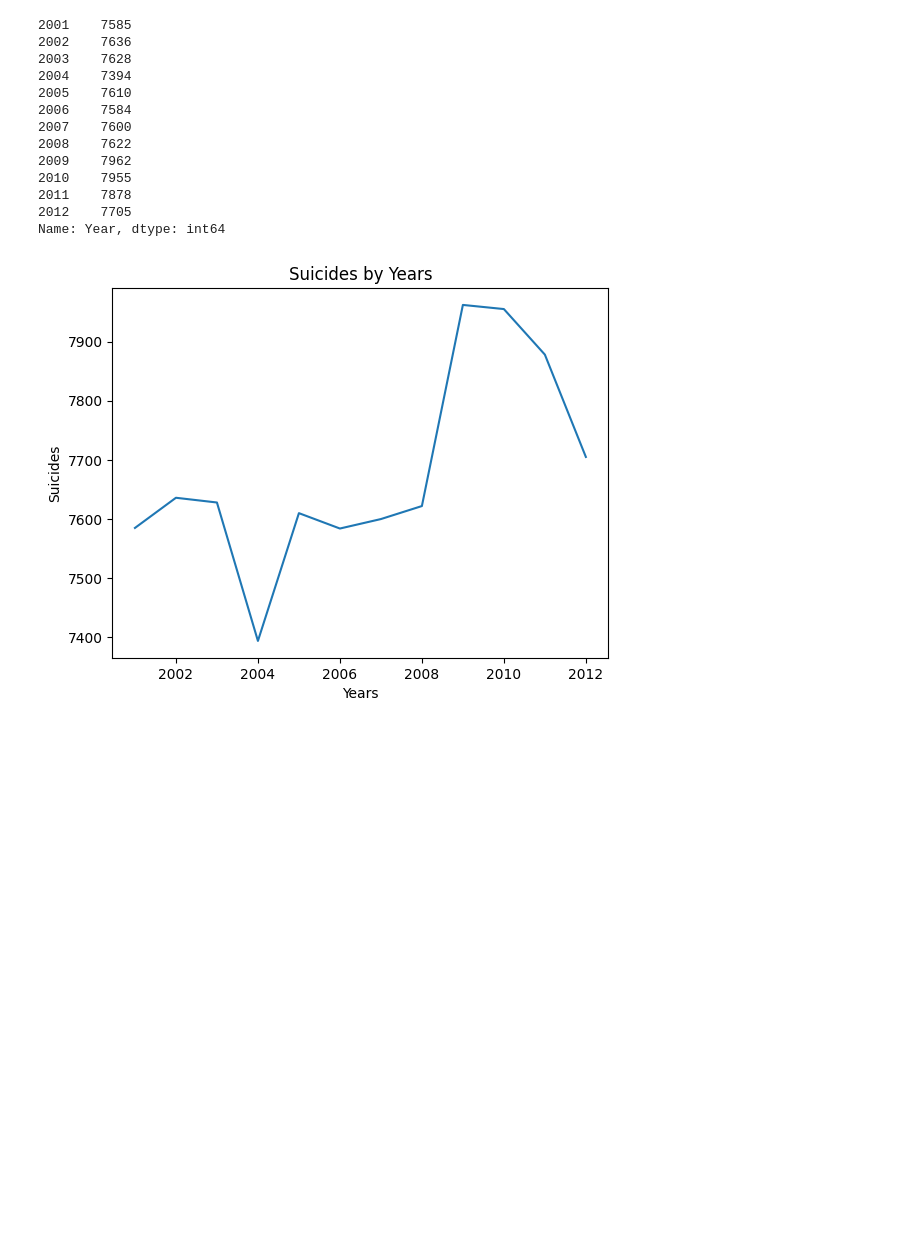
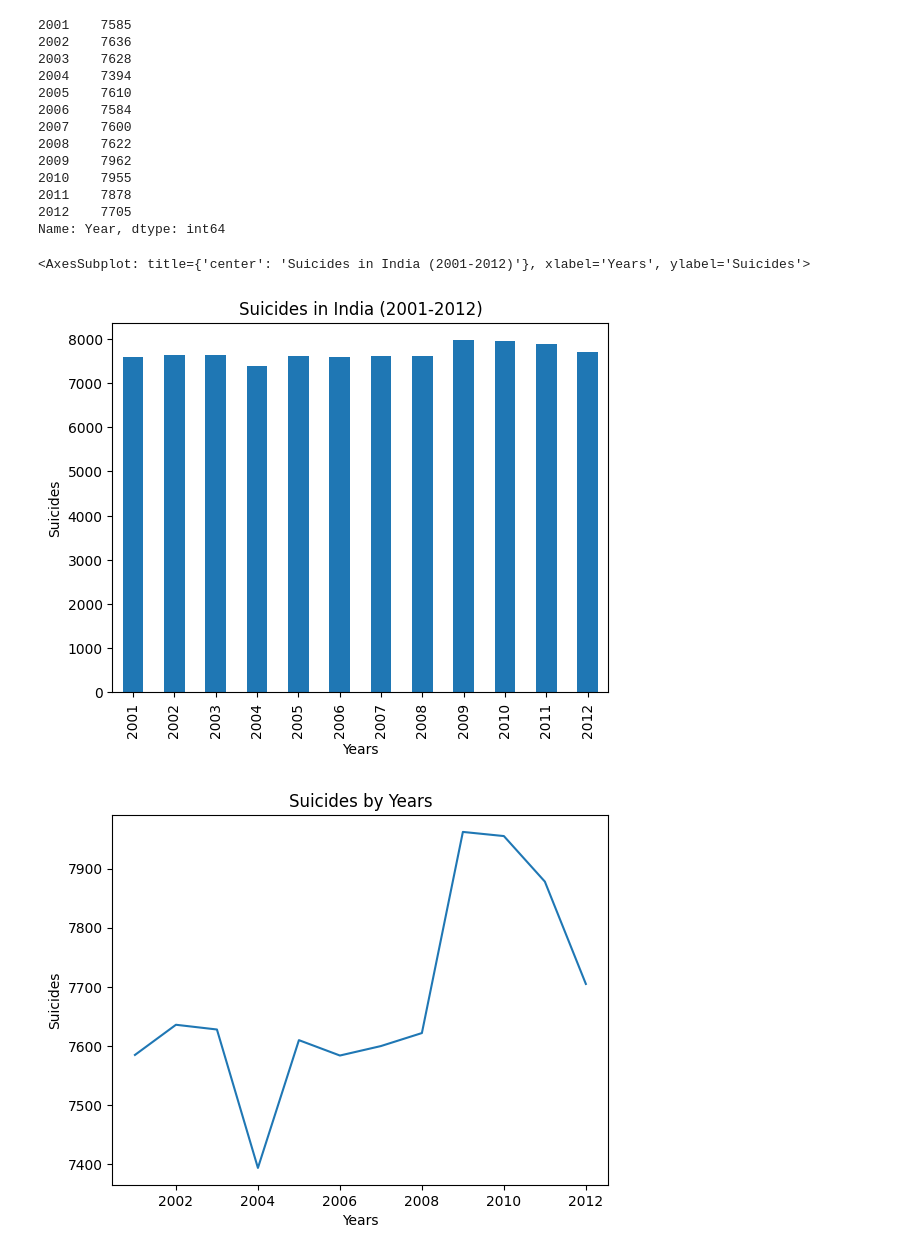
Before and after one commit to CHIRAGWADKAR/PRODIGY_DS_01, a Jupyter notebook: Suicides_in_India_(2001-2012)_Data_Analysis.ipynb, the cells around one changed output. Saved outputs shown, nothing was run; the diff lists cells and outputs as text; code cells hidden in the pictures; blank space fills up the shorter version.

```diff
--- a/Suicides_in_India_(2001-2012)_Data_Analysis.ipynb
+++ b/Suicides_in_India_(2001-2012)_Data_Analysis.ipynb
@@ -174,4 +179,10 @@ years
 2011    7878
 2012    7705
 Name: Year, dtype: int64
+# %%
+# Plot a bar chart showing the number of Suicides in India from years 2001 to 2012.
+years.plot(kind = 'bar', x = 'Year', y = 'Total', xlabel = 'Years', ylabel = 'Suicides', title = 'Suicides in India (2001-2012)')
+# %% [output]
+<AxesSubplot: title={'center': 'Suicides in India (2001-2012)'}, xlabel='Years', ylabel='Suicides'>
+[figure, added]
 # %%
```
Also changed, not shown: parts of 9 cells of this notebook.
